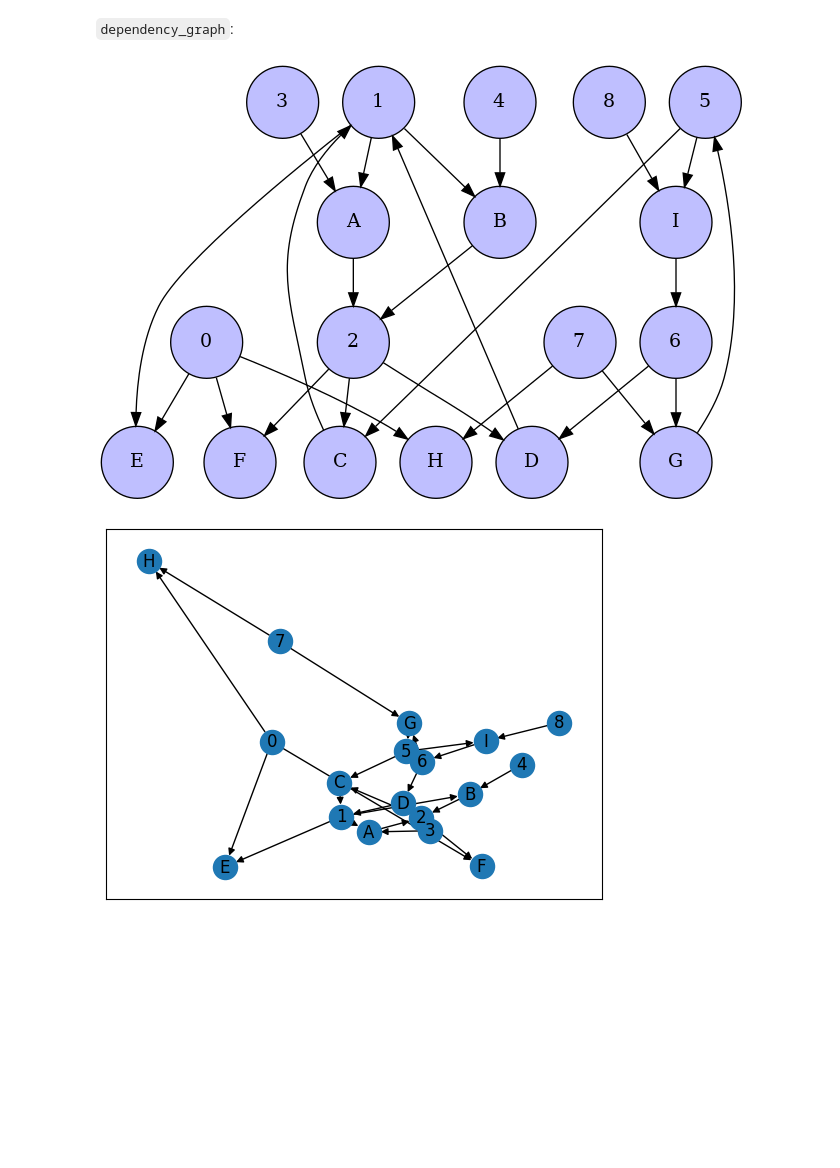
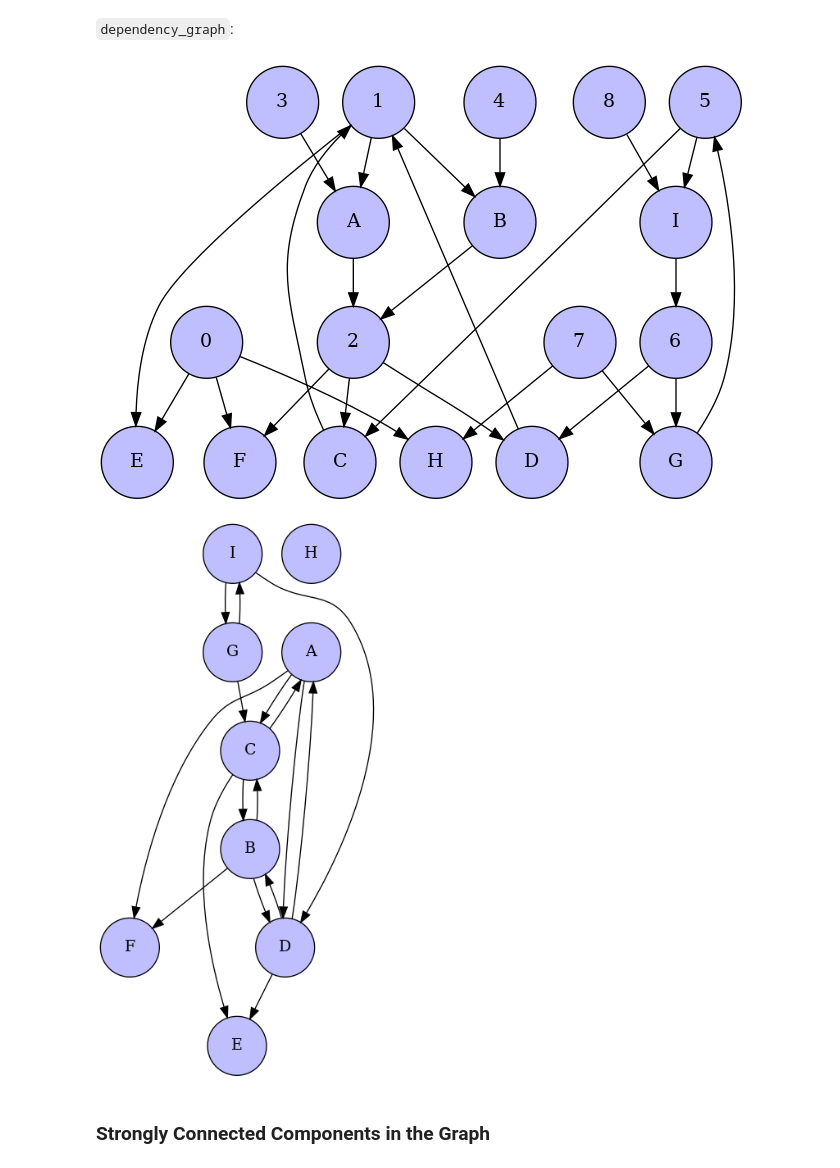
Before and after one commit to ArdooTala/Recon_Clustering, a Jupyter notebook: process.ipynb, the cells around one changed output. Drawn from its saved outputs; the diff is of its cells as text; code cells hidden in the pictures; blank space fills up the shorter version.

Commit message:
Add GraphViz visualizations

```diff
--- a/process.ipynb
+++ b/process.ipynb
@@ -19,37 +33,17 @@ First, for each of the parts and each of the connections in the assembly model,
 # %%
 ass_dep = nx.DiGraph()
 
-ass_dep.add_nodes_from(range(9))
-ass_dep.add_nodes_from("ABCDEFGHI")
+ass_dep.add_nodes_from(range(9), TYPE="PART")
+ass_dep.add_nodes_from("ABCDEFGHI", TYPE="CONN")
 
 ass_dep.add_edges_from([
-    (1, 'A'),
-    (3, 'A'),
-    (1, 'B'),
-    (4, 'B'),
-    (2, 'C'),
-    (5, 'C'),
-    (2, 'D'),
-    (6, 'D'),
-    (1, 'E'),
-    (0, 'E'),
-    (2, 'F'),
-    (0, 'F'),
-    (6, 'G'),
-    (7, 'G'),
-    (0, 'H'),
-    (7, 'H'),
-    (5, 'I'),
-    (8, 'I'),
+    (1, 'A'), (3, 'A'), (1, 'B'), (4, 'B'), (2, 'C'), (5, 'C'),
+    (2, 'D'), (6, 'D'), (1, 'E'), (0, 'E'), (2, 'F'), (0, 'F'),
+    (6, 'G'), (7, 'G'), (0, 'H'), (7, 'H'), (5, 'I'), (8, 'I'),
 ], TYPE="CONN")
 
 ass_dep.add_edges_from([
-    ('A', 2),
-    ('B', 2),
-    ('C', 1),
-    ('D', 1),
-    ('G', 5),
-    ('I', 6),
+    ('A', 2), ('B', 2), ('C', 1), ('D', 1), ('G', 5), ('I', 6),
 ], TYPE="COLL")
 # %% [markdown]
 `dependency_graph`:
@@ -57,4 +51,10 @@ ass_dep.add_edges_from([
 vis_graph(ass_dep)
 # %% [output]
 [figure]
-[figure, removed]
+# %%
+con_dep = convert_ass_dep_to_con_dep(ass_dep)
+vis_graph(con_dep)
+# %% [output]
+[figure, added]
+# %% [markdown]
+### Strongly Connected Components in the Graph
```
Also changed, not shown: parts of 4 cells of this notebook, 2 other files.
